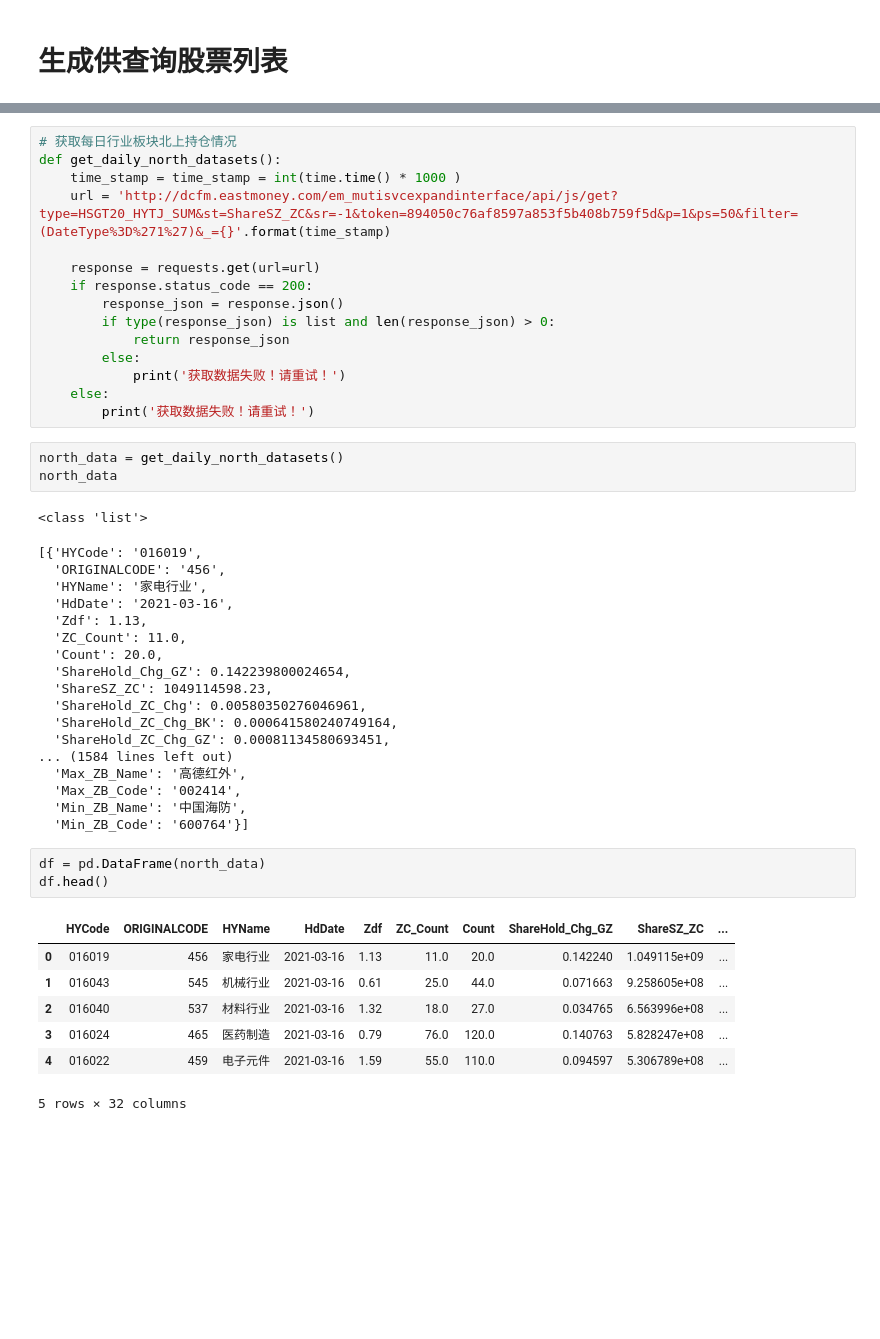
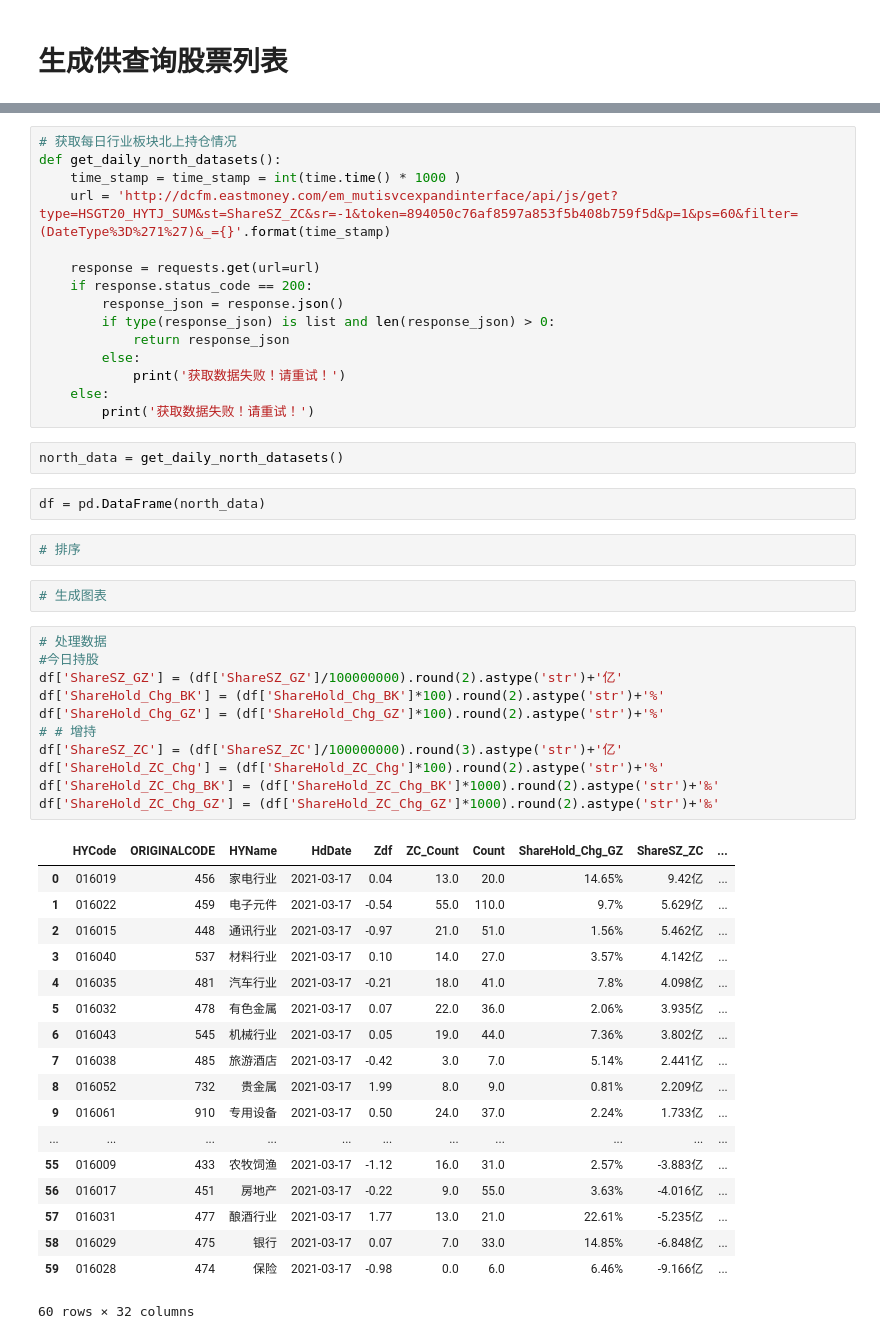
Before and after one commit to lllhhh/NorthSniper, a Jupyter notebook: north_daily.ipynb, the cells around one changed output, grey strips where cells are left out. Saved outputs shown, nothing was run; the diff lists cells and outputs as text; blank space fills up the shorter version.

```diff
--- a/north_daily.ipynb
+++ b/north_daily.ipynb
@@ -9,7 +10,7 @@ import pandas as pd
 # 获取每日行业板块北上持仓情况
 def get_daily_north_datasets():
     time_stamp = time_stamp = int(time.time() * 1000 )
-    url = 'http://dcfm.eastmoney.com/em_mutisvcexpandinterface/api/js/get?type=HSGT20_HYTJ_SUM&st=ShareSZ_ZC&sr=-1&token=894050c76af8597a853f5b408b759f5d&p=1&ps=50&filter=(DateType%3D%271%27)&_={}'.format(time_stamp)
+    url = 'http://dcfm.eastmoney.com/em_mutisvcexpandinterface/api/js/get?type=HSGT20_HYTJ_SUM&st=ShareSZ_ZC&sr=-1&token=894050c76af8597a853f5b408b759f5d&p=1&ps=60&filter=(DateType%3D%271%27)&_={}'.format(time_stamp)
 
     response = requests.get(url=url)
     if response.status_code == 200:
@@ -22,34 +23,39 @@ def get_daily_north_datasets():
         print('获取数据失败！请重试！')
 # %%
 north_data = get_daily_north_datasets()
-north_data
-# %% [output]
-<class 'list'>
-[{'HYCode': '016019',
-  'ORIGINALCODE': '456',
-  'HYName': '家电行业',
-  'HdDate': '2021-03-16',
-  'Zdf': 1.13,
-  'ZC_Count': 11.0,
-  'Count': 20.0,
-  'ShareHold_Chg_GZ': 0.142239800024654,
-  'ShareSZ_ZC': 1049114598.23,
-  'ShareHold_ZC_Chg': 0.00580350276046961,
-  'ShareHold_ZC_Chg_BK': 0.000641580240749164,
-  'ShareHold_ZC_Chg_GZ': 0.00081134580693451,
-... (1584 lines left out)
-  'Max_ZB_Name': '高德红外',
-  'Max_ZB_Code': '002414',
-  'Min_ZB_Name': '中国海防',
-  'Min_ZB_Code': '600764'}]
 # %%
 df = pd.DataFrame(north_data)
-df.head()
-# %% [output]
-|  | HYCode | ORIGINALCODE | HYName | HdDate | Zdf | ZC_Count | Count | ShareHold_Chg_GZ | ShareSZ_ZC | ... |
-| 0 | 016019 | 456 | 家电行业 | 2021-03-16 | 1.13 | 11.0 | 20.0 | 0.142240 | 1.049115e+09 | ... |
-| 1 | 016043 | 545 | 机械行业 | 2021-03-16 | 0.61 | 25.0 | 44.0 | 0.071663 | 9.258605e+08 | ... |
-| 2 | 016040 | 537 | 材料行业 | 2021-03-16 | 1.32 | 18.0 | 27.0 | 0.034765 | 6.563996e+08 | ... |
-| 3 | 016024 | 465 | 医药制造 | 2021-03-16 | 0.79 | 76.0 | 120.0 | 0.140763 | 5.828247e+08 | ... |
-| 4 | 016022 | 459 | 电子元件 | 2021-03-16 | 1.59 | 55.0 | 110.0 | 0.094597 | 5.306789e+08 | ... |
-5 rows × 32 columns
+# %%
+# 排序
+# %%
+# 生成图表
+# %%
+# 处理数据
+#今日持股
+df['ShareSZ_GZ'] = (df['ShareSZ_GZ']/100000000).round(2).astype('str')+'亿'
+df['ShareHold_Chg_BK'] = (df['ShareHold_Chg_BK']*100).round(2).astype('str')+'%'
+df['ShareHold_Chg_GZ'] = (df['ShareHold_Chg_GZ']*100).round(2).astype('str')+'%'
+# # 增持
+df['ShareSZ_ZC'] = (df['ShareSZ_ZC']/100000000).round(3).astype('str')+'亿'
+df['ShareHold_ZC_Chg'] = (df['ShareHold_ZC_Chg']*100).round(2).astype('str')+'%'
+df['ShareHold_ZC_Chg_BK'] = (df['ShareHold_ZC_Chg_BK']*1000).round(2).astype('str')+'‰'
+df['ShareHold_ZC_Chg_GZ'] = (df['ShareHold_ZC_Chg_GZ']*1000).round(2).astype('str')+'‰'
+# %% [output]
+|  | HYCode | ORIGINALCODE | HYName | HdDate | Zdf | ZC_Count | Count | ShareHold_Chg_GZ | ShareSZ_ZC | ... |
+| 0 | 016019 | 456 | 家电行业 | 2021-03-17 | 0.04 | 13.0 | 20.0 | 14.65% | 9.42亿 | ... |
+| 1 | 016022 | 459 | 电子元件 | 2021-03-17 | -0.54 | 55.0 | 110.0 | 9.7% | 5.629亿 | ... |
+| 2 | 016015 | 448 | 通讯行业 | 2021-03-17 | -0.97 | 21.0 | 51.0 | 1.56% | 5.462亿 | ... |
+| 3 | 016040 | 537 | 材料行业 | 2021-03-17 | 0.10 | 14.0 | 27.0 | 3.57% | 4.142亿 | ... |
+| 4 | 016035 | 481 | 汽车行业 | 2021-03-17 | -0.21 | 18.0 | 41.0 | 7.8% | 4.098亿 | ... |
+| 5 | 016032 | 478 | 有色金属 | 2021-03-17 | 0.07 | 22.0 | 36.0 | 2.06% | 3.935亿 | ... |
+| 6 | 016043 | 545 | 机械行业 | 2021-03-17 | 0.05 | 19.0 | 44.0 | 7.36% | 3.802亿 | ... |
+| 7 | 016038 | 485 | 旅游酒店 | 2021-03-17 | -0.42 | 3.0 | 7.0 | 5.14% | 2.441亿 | ... |
+| 8 | 016052 | 732 | 贵金属 | 2021-03-17 | 1.99 | 8.0 | 9.0 | 0.81% | 2.209亿 | ... |
+| 9 | 016061 | 910 | 专用设备 | 2021-03-17 | 0.50 | 24.0 | 37.0 | 2.24% | 1.733亿 | ... |
+| ... | ... | ... | ... | ... | ... | ... | ... | ... | ... | ... |
+| 55 | 016009 | 433 | 农牧饲渔 | 2021-03-17 | -1.12 | 16.0 | 31.0 | 2.57% | -3.883亿 | ... |
+| 56 | 016017 | 451 | 房地产 | 2021-03-17 | -0.22 | 9.0 | 55.0 | 3.63% | -4.016亿 | ... |
+| 57 | 016031 | 477 | 酿酒行业 | 2021-03-17 | 1.77 | 13.0 | 21.0 | 22.61% | -5.235亿 | ... |
+| 58 | 016029 | 475 | 银行 | 2021-03-17 | 0.07 | 7.0 | 33.0 | 14.85% | -6.848亿 | ... |
+| 59 | 016028 | 474 | 保险 | 2021-03-17 | -0.98 | 0.0 | 6.0 | 6.46% | -9.166亿 | ... |
+60 rows × 32 columns
```
Also changed, not shown: parts of 5 cells of this notebook, 1 other file.
